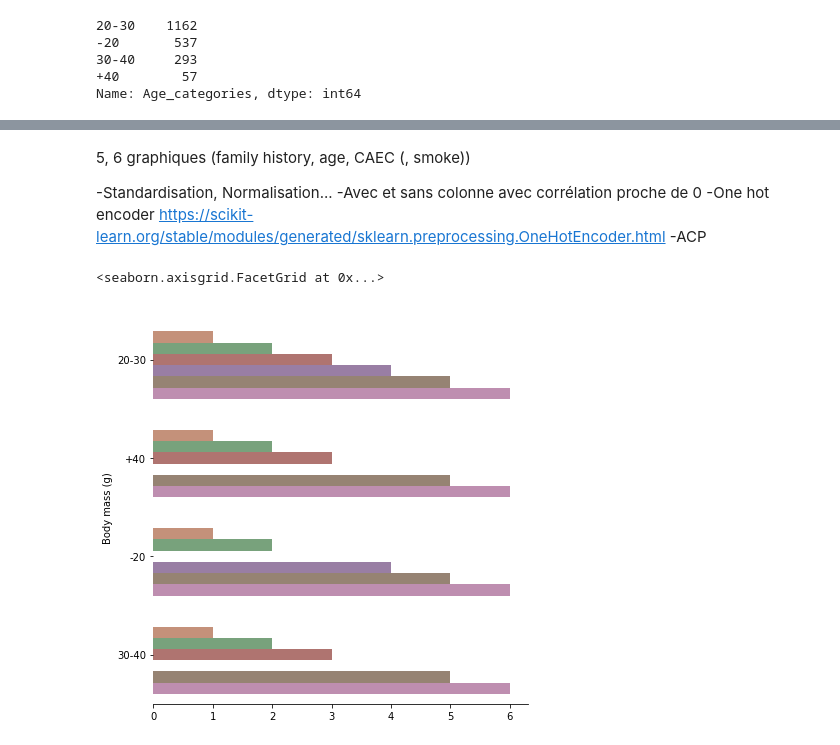
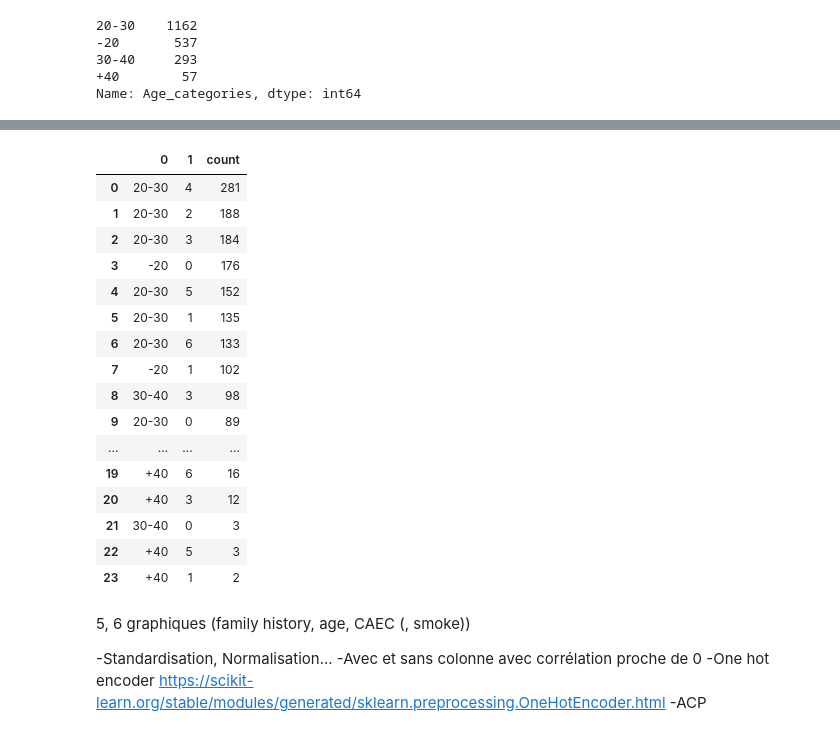
Before and after one commit to thomasAriza/PythonProjectA4, a Jupyter notebook: Untitled.ipynb, the cells around one changed output, grey strips where cells are left out. Cells and saved outputs as stored; diff of their text form; code cells hidden in the pictures.

Commit message:
plot

```diff
--- a/Untitled.ipynb
+++ b/Untitled.ipynb
@@ -158,3 +182,29 @@ gp.first()
+# %%
+dict_of_values=dict(df_cleaned[["Age_categories","NObeyesdad"]].value_counts())
+dict_keys=dict_of_values.keys()
+dict_values=dict_of_values.values()
+
+df_to_plot=pd.DataFrame(dict_keys)
+df_to_plot["count"]=dict_values
+df_to_plot
+# %% [output]
+|  | 0 | 1 | count |
+| 0 | 20-30 | 4 | 281 |
+| 1 | 20-30 | 2 | 188 |
+| 2 | 20-30 | 3 | 184 |
+| 3 | -20 | 0 | 176 |
+| 4 | 20-30 | 5 | 152 |
+| 5 | 20-30 | 1 | 135 |
+| 6 | 20-30 | 6 | 133 |
+| 7 | -20 | 1 | 102 |
+| 8 | 30-40 | 3 | 98 |
+| 9 | 20-30 | 0 | 89 |
+| ... | ... | ... | ... |
+| 19 | +40 | 6 | 16 |
+| 20 | +40 | 3 | 12 |
+| 21 | 30-40 | 0 | 3 |
+| 22 | +40 | 5 | 3 |
+| 23 | +40 | 1 | 2 |
 # %% [markdown]
 5, 6 graphiques (family history, age, CAEC (, smoke))
 
@@ -164,12 +214,9 @@ gp.first()
 -ACP
 # %%
 g = sns.catplot(
-    data=df_cleaned, kind="bar",
-    y="Age_categories", x="NObeyesdad", hue="NObeyesdad",
+    data=df_to_plot, kind="bar",
+    y=0, x="count", hue=1,
     ci="sd", palette="dark", alpha=.6, height=6
 )
 g.despine(left=True)
 g.set_axis_labels("", "Body mass (g)")
-# %% [output]
-<seaborn.axisgrid.FacetGrid at 0x...>
-[figure, removed]
```
Also changed, not shown: parts of 4 cells of this notebook.
